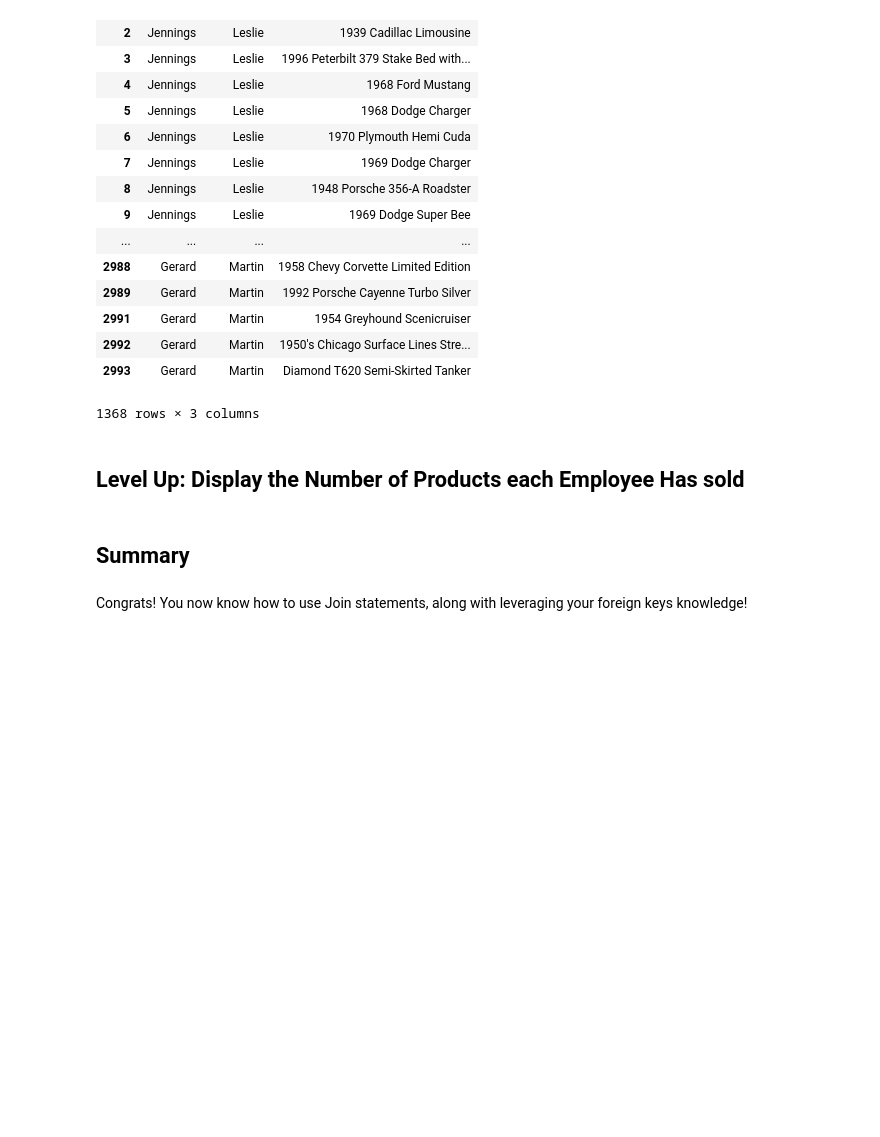
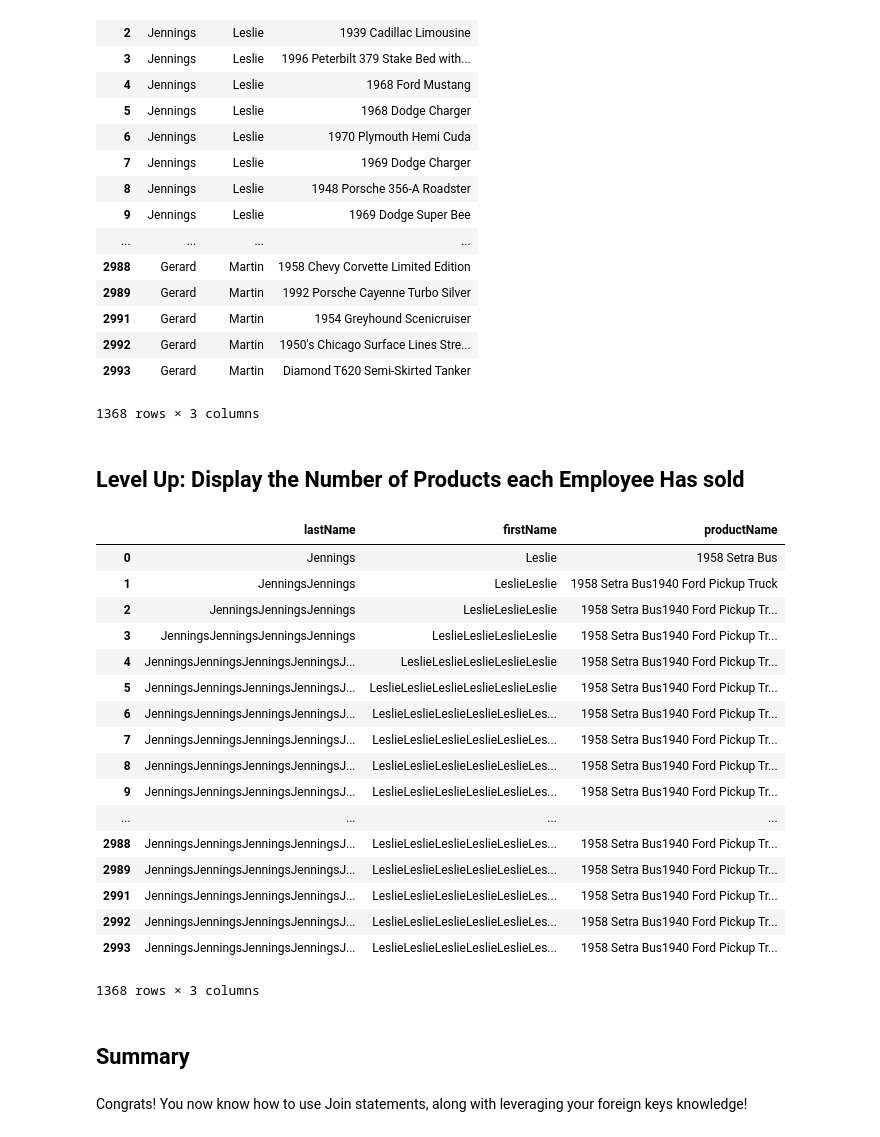
Before and after one commit to rnguyen832/dsc-0-05-10-join-statements-lab-online-ds-sp-000, a Jupyter notebook: index.ipynb, the cells around one changed output. Cells and saved outputs as stored; diff of their text form; code cells hidden in the pictures; blank space fills up the shorter version.

```diff
--- a/index.ipynb
+++ b/index.ipynb
@@ -132,7 +132,26 @@ df[['lastName','firstName','productName']].drop_duplicates()
 ## Level Up: Display the Number of Products each Employee Has sold
 # %%
 #Your code here
-df2.
+df2.cumsum()
+# %% [output]
+|  | lastName | firstName | productName |
+| 0 | Jennings | Leslie | 1958 Setra Bus |
+| 1 | JenningsJennings | LeslieLeslie | 1958 Setra Bus1940 Ford Pickup Truck |
+| 2 | JenningsJenningsJennings | LeslieLeslieLeslie | 1958 Setra Bus1940 Ford Pickup Tr... |
+| 3 | JenningsJenningsJenningsJennings | LeslieLeslieLeslieLeslie | 1958 Setra Bus1940 Ford Pickup Tr... |
+| 4 | JenningsJenningsJenningsJenningsJ... | LeslieLeslieLeslieLeslieLeslie | 1958 Setra Bus1940 Ford Pickup Tr... |
+| 5 | JenningsJenningsJenningsJenningsJ... | LeslieLeslieLeslieLeslieLeslieLeslie | 1958 Setra Bus1940 Ford Pickup Tr... |
+| 6 | JenningsJenningsJenningsJenningsJ... | LeslieLeslieLeslieLeslieLeslieLes... | 1958 Setra Bus1940 Ford Pickup Tr... |
+| 7 | JenningsJenningsJenningsJenningsJ... | LeslieLeslieLeslieLeslieLeslieLes... | 1958 Setra Bus1940 Ford Pickup Tr... |
+| 8 | JenningsJenningsJenningsJenningsJ... | LeslieLeslieLeslieLeslieLeslieLes... | 1958 Setra Bus1940 Ford Pickup Tr... |
+| 9 | JenningsJenningsJenningsJenningsJ... | LeslieLeslieLeslieLeslieLeslieLes... | 1958 Setra Bus1940 Ford Pickup Tr... |
+| ... | ... | ... | ... |
+| 2988 | JenningsJenningsJenningsJenningsJ... | LeslieLeslieLeslieLeslieLeslieLes... | 1958 Setra Bus1940 Ford Pickup Tr... |
+| 2989 | JenningsJenningsJenningsJenningsJ... | LeslieLeslieLeslieLeslieLeslieLes... | 1958 Setra Bus1940 Ford Pickup Tr... |
+| 2991 | JenningsJenningsJenningsJenningsJ... | LeslieLeslieLeslieLeslieLeslieLes... | 1958 Setra Bus1940 Ford Pickup Tr... |
+| 2992 | JenningsJenningsJenningsJenningsJ... | LeslieLeslieLeslieLeslieLeslieLes... | 1958 Setra Bus1940 Ford Pickup Tr... |
+| 2993 | JenningsJenningsJenningsJenningsJ... | LeslieLeslieLeslieLeslieLeslieLes... | 1958 Setra Bus1940 Ford Pickup Tr... |
+1368 rows × 3 columns
 # %% [markdown]
 ## Summary
 # %% [markdown]
```
